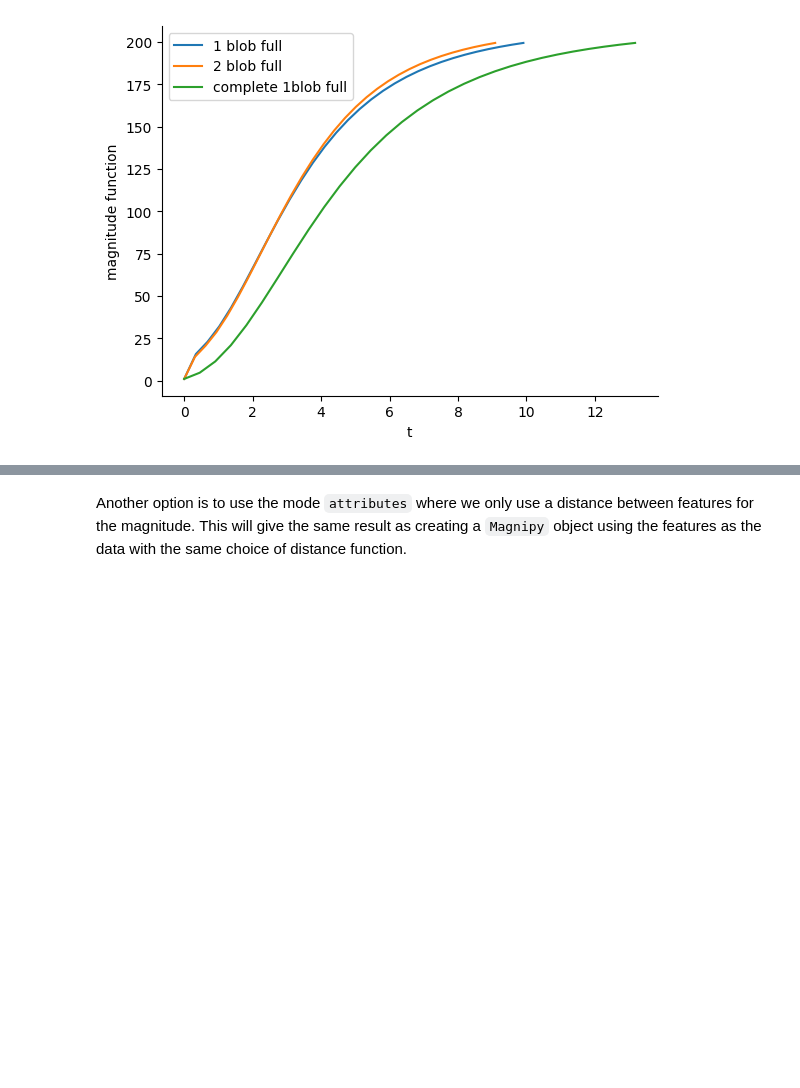
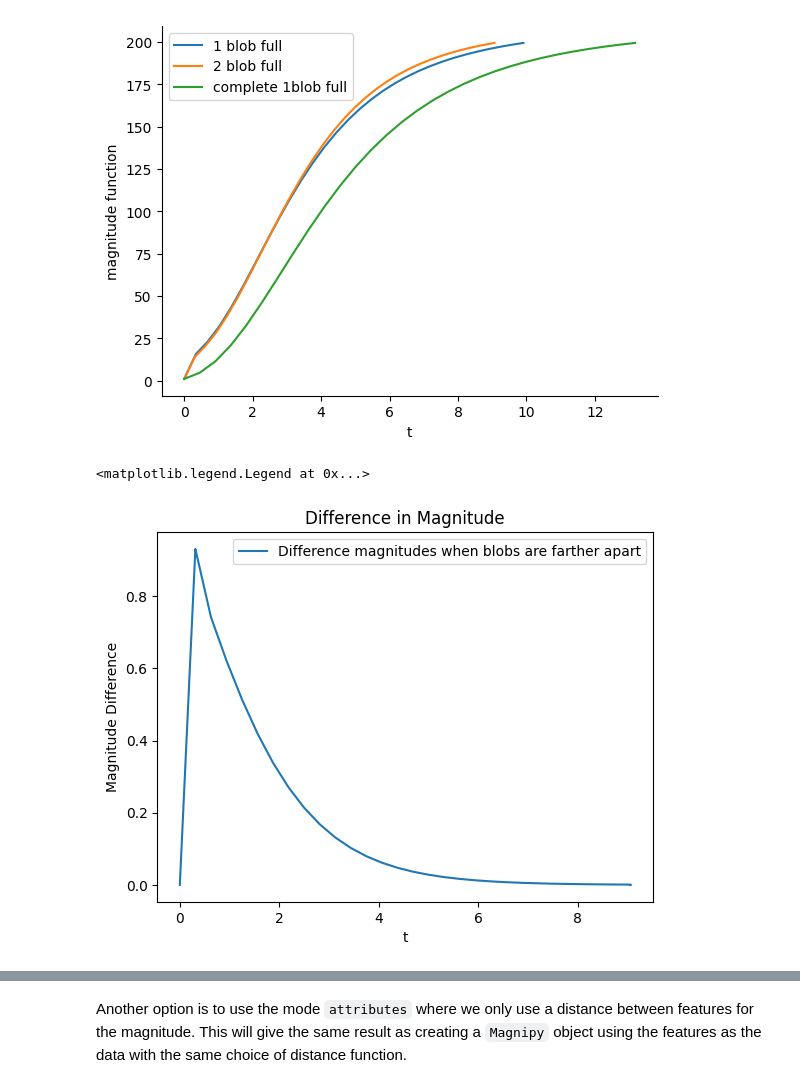
Before and after one commit to aidos-lab/magnipy, a Jupyter notebook: notebooks/graphipy_tutorial.ipynb, the cells around one changed output, grey strips where cells are left out. Cells and saved outputs as stored; diff of their text form; code cells hidden in the pictures; blank space fills up the shorter version.

```diff
--- a/notebooks/graphipy_tutorial.ipynb
+++ b/notebooks/graphipy_tutorial.ipynb
@@ -327,3 +503,21 @@ plt.legend(['1 blob full', '2 blob full', 'complete 1blob full',])
 # %% [output]
 <matplotlib.legend.Legend at 0x...>
 [figure]
+# %%
+diff_mag_furtherblobs, ts = graphi_full_bb2blob1000._subtract(
+    graphi_full_bb2blob
+)
+import seaborn as sns
+
+sns.lineplot(
+    x=ts,
+    y=diff_mag_furtherblobs,
+    label="Difference magnitudes when blobs are farther apart",
+)
+plt.title("Difference in Magnitude")
+plt.xlabel("t")
+plt.ylabel("Magnitude Difference")
+plt.legend()
+# %% [output]
+<matplotlib.legend.Legend at 0x...>
+[figure, added]
```
Also changed, not shown: parts of 42 cells of this notebook.
